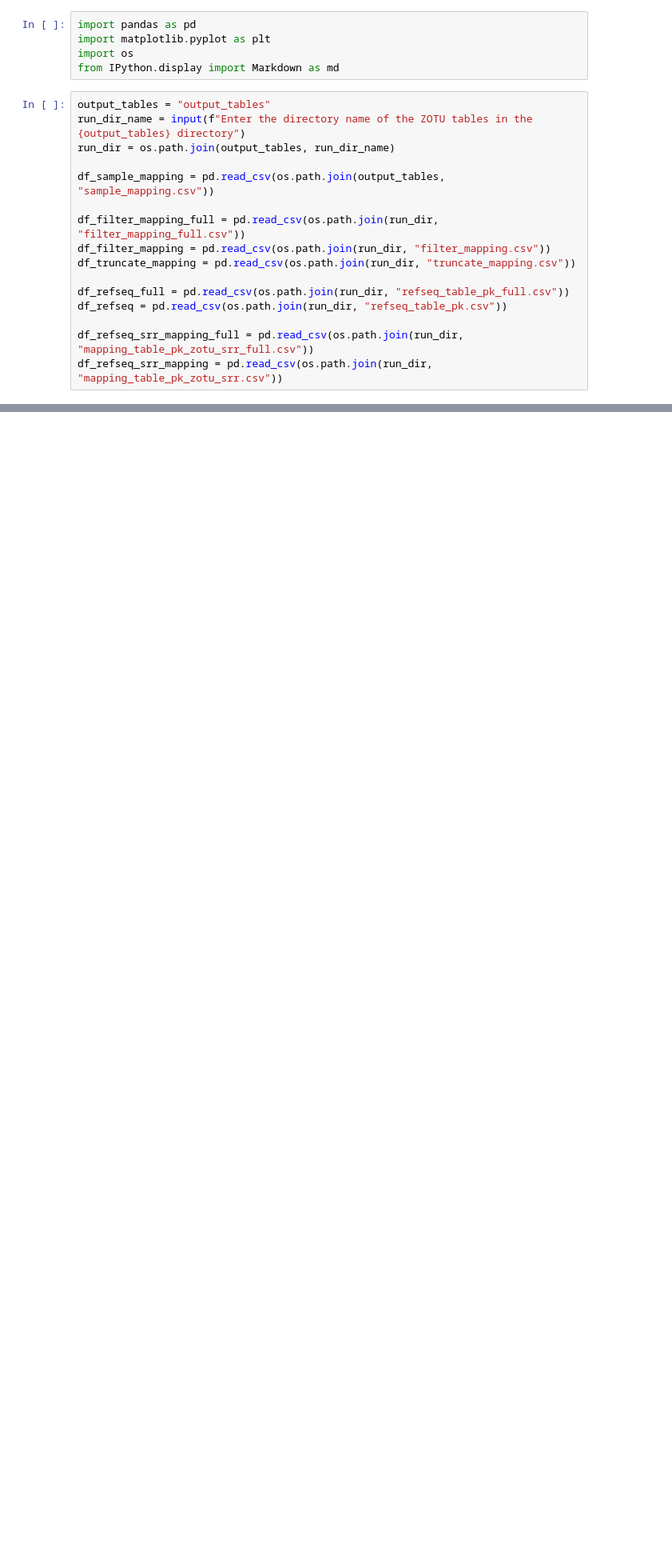
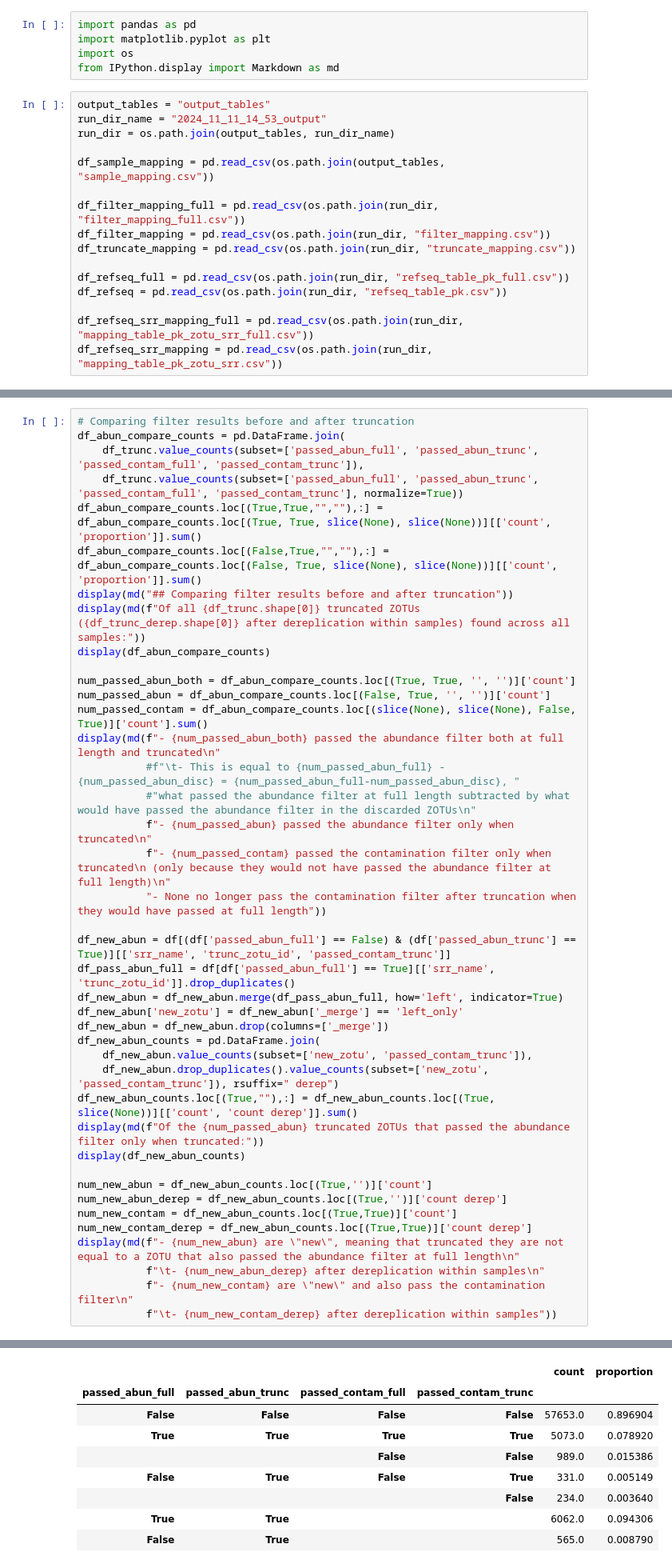
Before and after one commit to SethGG/mycodiversity-arise, a Jupyter notebook: 7_data_analysis.ipynb, the cells around one changed output, grey strips where cells are left out. Shown at 80% size. Saved outputs shown, nothing was run; the diff lists cells and outputs as text; blank space fills up the shorter version.

Commit message:
filter analysis almost done

```diff
--- a/7_data_analysis.ipynb
+++ b/7_data_analysis.ipynb
@@ -7,7 +7,7 @@ import os
 from IPython.display import Markdown as md
 # %%
 output_tables = "output_tables"
-run_dir_name = input(f"Enter the directory name of the ZOTU tables in the {output_tables} directory")
+run_dir_name = "2024_11_11_14_53_output"
 run_dir = os.path.join(output_tables, run_dir_name)
 
 df_sample_mapping = pd.read_csv(os.path.join(output_tables, "sample_mapping.csv"))
@@ -161,0 +169,42 @@ Of the 1316 full length ZOTUs that do not pass truncation (<250bp):
+# %%
+# Comparing filter results before and after truncation
+df_abun_compare_counts = pd.DataFrame.join(
+    df_trunc.value_counts(subset=['passed_abun_full', 'passed_abun_trunc', 'passed_contam_full', 'passed_contam_trunc']),
+    df_trunc.value_counts(subset=['passed_abun_full', 'passed_abun_trunc', 'passed_contam_full', 'passed_contam_trunc'], normalize=True))
+df_abun_compare_counts.loc[(True,True,"",""),:] = df_abun_compare_counts.loc[(True, True, slice(None), slice(None))][['count', 'proportion']].sum()
+df_abun_compare_counts.loc[(False,True,"",""),:] = df_abun_compare_counts.loc[(False, True, slice(None), slice(None))][['count', 'proportion']].sum()
+display(md("## Comparing filter results before and after truncation"))
+display(md(f"Of all {df_trunc.shape[0]} truncated ZOTUs ({df_trunc_derep.shape[0]} after dereplication within samples) found across all samples:"))
+display(df_abun_compare_counts)
+
+num_passed_abun_both = df_abun_compare_counts.loc[(True, True, '', '')]['count']
+num_passed_abun = df_abun_compare_counts.loc[(False, True, '', '')]['count']
+num_passed_contam = df_abun_compare_counts.loc[(slice(None), slice(None), False, True)]['count'].sum()
+display(md(f"- {num_passed_abun_both} passed the abundance filter both at full length and truncated\n"
+           #f"\t- This is equal to {num_passed_abun_full} - {num_passed_abun_disc} = {num_passed_abun_full-num_passed_abun_disc}, "
+           #"what passed the abundance filter at full length subtracted by what would have passed the abundance filter in the discarded ZOTUs\n"
+           f"- {num_passed_abun} passed the abundance filter only when truncated\n"
+           f"- {num_passed_contam} passed the contamination filter only when truncated\n (only because they would not have passed the abundance filter at full length)\n"
+           "- None no longer pass the contamination filter after truncation when they would have passed at full length"))
+
+df_new_abun = df[(df['passed_abun_full'] == False) & (df['passed_abun_trunc'] == True)][['srr_name', 'trunc_zotu_id', 'passed_contam_trunc']]
+df_pass_abun_full = df[df['passed_abun_full'] == True][['srr_name', 'trunc_zotu_id']].drop_duplicates()
+df_new_abun = df_new_abun.merge(df_pass_abun_full, how='left', indicator=True)
+df_new_abun['new_zotu'] = df_new_abun['_merge'] == 'left_only'
+df_new_abun = df_new_abun.drop(columns=['_merge'])
+df_new_abun_counts = pd.DataFrame.join(
+    df_new_abun.value_counts(subset=['new_zotu', 'passed_contam_trunc']),
+    df_new_abun.drop_duplicates().value_counts(subset=['new_zotu', 'passed_contam_trunc']), rsuffix=" derep")
+df_new_abun_counts.loc[(True,""),:] = df_new_abun_counts.loc[(True, slice(None))][['count', 'count derep']].sum()
+display(md(f"Of the {num_passed_abun} truncated ZOTUs that passed the abundance filter only when truncated:"))
+display(df_new_abun_counts)
+
+num_new_abun = df_new_abun_counts.loc[(True,'')]['count']
+num_new_abun_derep = df_new_abun_counts.loc[(True,'')]['count derep']
+num_new_contam = df_new_abun_counts.loc[(True,True)]['count']
+num_new_contam_derep = df_new_abun_counts.loc[(True,True)]['count derep']
+display(md(f"- {num_new_abun} are \"new\", meaning that truncated they are not equal to a ZOTU that also passed the abundance filter at full length\n"
+           f"\t- {num_new_abun_derep} after dereplication within samples\n"
+           f"- {num_new_contam} are \"new\" and also pass the contamination filter\n"
+           f"\t- {num_new_contam_derep} after dereplication within samples"))
+# %% [output]
@@ -161,0 +213,9 @@ Of the 1316 full length ZOTUs that do not pass truncation (<250bp):
+|  |  |  |  | count | proportion |
+| passed_abun_full | passed_abun_trunc | passed_contam_full | passed_contam_trunc |  |  |
+| False | False | False | False | 57653.0 | 0.896904 |
+| True | True | True | True | 5073.0 | 0.078920 |
+|  |  | False | False | 989.0 | 0.015386 |
+| False | True | False | True | 331.0 | 0.005149 |
+|  |  |  | False | 234.0 | 0.003640 |
+| True | True |  |  | 6062.0 | 0.094306 |
+| False | True |  |  | 565.0 | 0.008790 |
```
Also changed, not shown: parts of 10 cells of this notebook.
